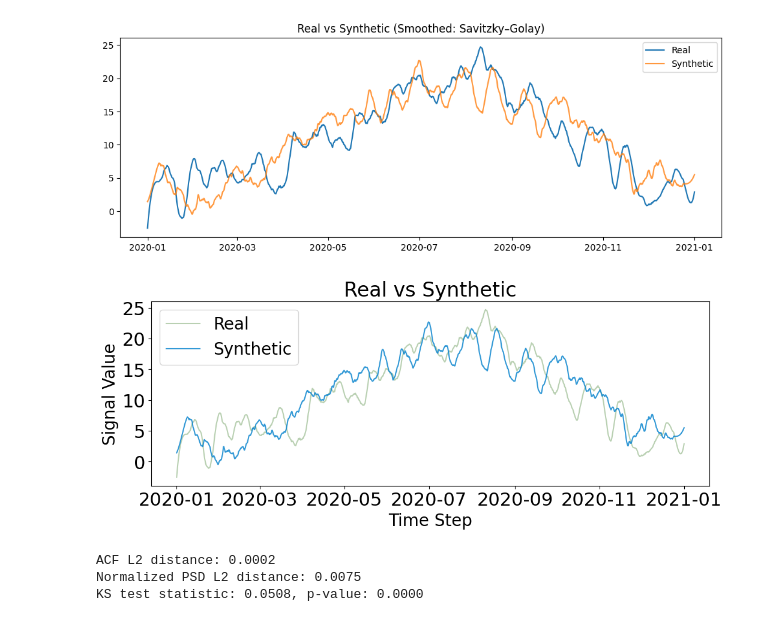
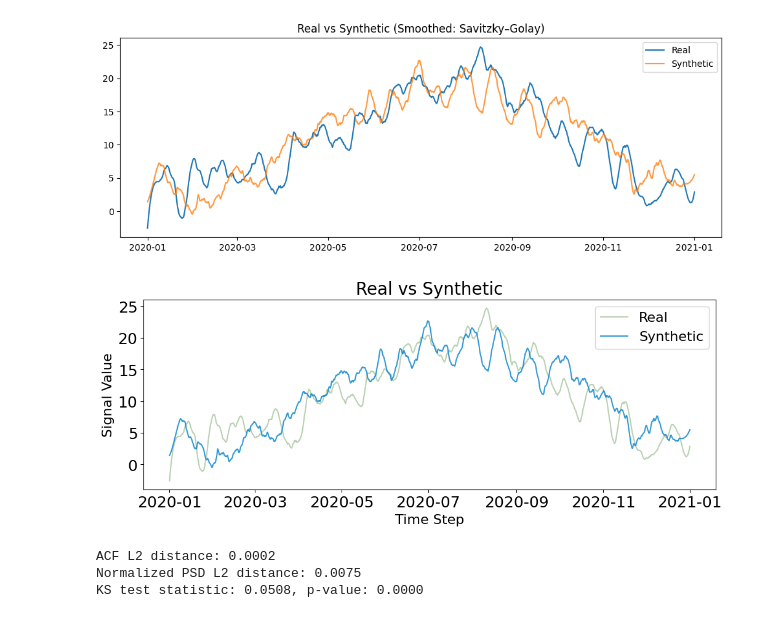
Before and after one commit to DahaoTang/AAAI-26-Optimal-TSF-Lookback-Horizon, a Jupyter notebook: SDG.ipynb, the cells around one changed output. Saved outputs shown, nothing was run; the diff lists cells and outputs as text; code cells hidden in the pictures.

```diff
--- a/SDG.ipynb
+++ b/SDG.ipynb
@@ -186,40 +186,40 @@ real_smooth = savgol_filter(series_real.values, window_length, polyorder)
 syn_smooth  = savgol_filter(series_syn.values,  window_length, polyorder)
 
 # Define your CMYK colors (C, M, Y, K), each in [0,1]
 real_cmyk = (0.10, 0.40, 0.00, 0.30)    # e.g. cyan-blueish for “Real”
 syn_cmyk  = (0.00, 0.50, 0.80, 0.00)    # teal-green
 
 plt.figure(figsize=(12,4))
 plt.plot(df.index, real_smooth,
          label='Real',
          color=real_cmyk,
 		 )
 
 plt.plot(df.index, syn_smooth,
          label='Synthetic',
          color=syn_cmyk,
          alpha=0.8
 		 )
 
-plt.legend(fontsize=20)
-plt.xlabel('Time Step', fontsize=20)
-plt.ylabel('Signal Value', fontsize=20)
+plt.legend(fontsize=16)
+plt.xlabel('Time Step', fontsize=16)
+plt.ylabel('Signal Value', fontsize=16)
 
-plt.title('Real vs Synthetic', fontsize=24)
-plt.xticks(fontsize=22)
-plt.yticks(fontsize=22)
+plt.title('Real vs Synthetic', fontsize=20)
+plt.xticks(fontsize=18)
+plt.yticks(fontsize=18)
 
 # When saving as PDF, these CMYK tuples will be embedded directly.
 plt.savefig(
     'real_vs_synthetic_smoothed.pdf',
     format='pdf',
     bbox_inches='tight',
     dpi=1200
 )
 
 plt.show()
 # %% [output]
-[figure, old version]
+[figure, new version]
 # %%
 # %% 6. Statistical & Structural Testing
 # ------------------------------------------
```
Also changed, not shown: 6 other files.
